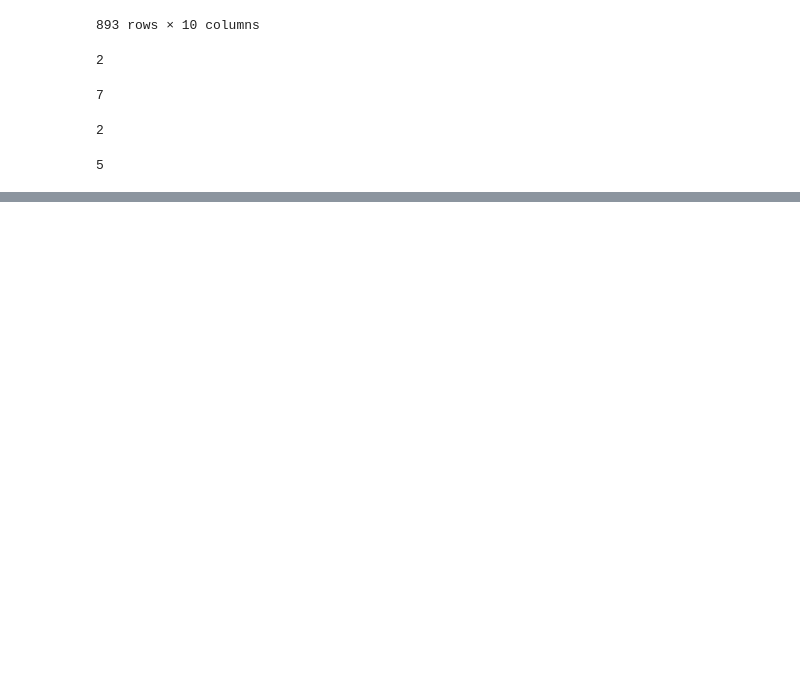
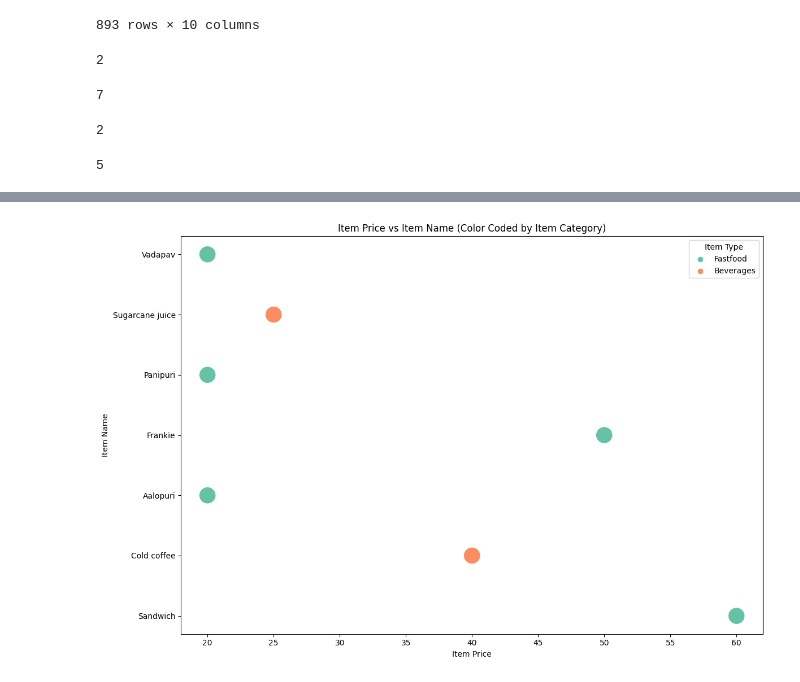
Before and after one commit to vinit714/Exploratory-Data-Analysis-EDA-using-Gemma-LLM, a Jupyter notebook: exploratory-data-analysis-eda-using-gemma-llm.ipynb, the cells around one changed output, grey strips where cells are left out. Cells and saved outputs as stored; diff of their text form; code cells hidden in the pictures; blank space fills up the shorter version.

```diff
--- a/exploratory-data-analysis-eda-using-gemma-llm.ipynb
+++ b/exploratory-data-analysis-eda-using-gemma-llm.ipynb
@@ -277,0 +285,17 @@ time_of_sale                    int8
+# %%
+plt.figure(figsize=(12, 8))
+sns.scatterplot(x='item_price', y='item_name', hue='item_type', data=data, palette='Set2', s=500)
+
+# Set title and labels
+plt.title('Item Price vs Item Name (Color Coded by Item Category)')
+plt.xlabel('Item Price')
+plt.ylabel('Item Name')
+
+# Show legend
+plt.legend(title='Item Type')
+
+# Show plot
+plt.tight_layout()
+plt.show()
+# %% [output]
+[figure, added]
```
Also changed, not shown: parts of 17 cells of this notebook.
